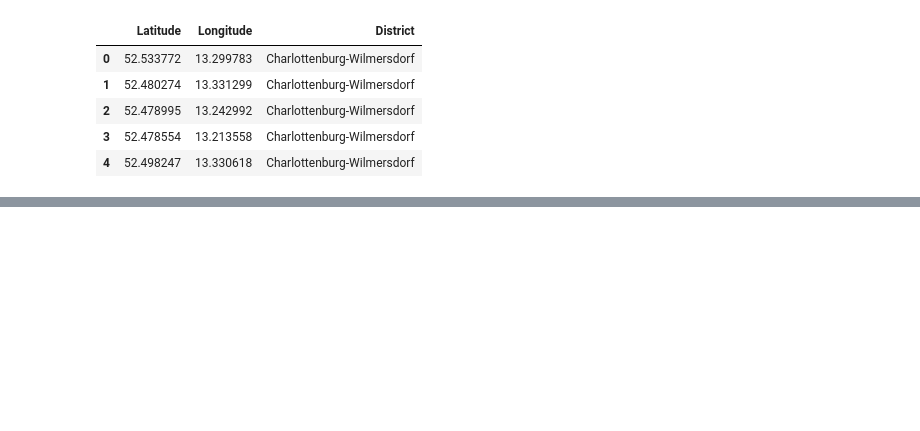
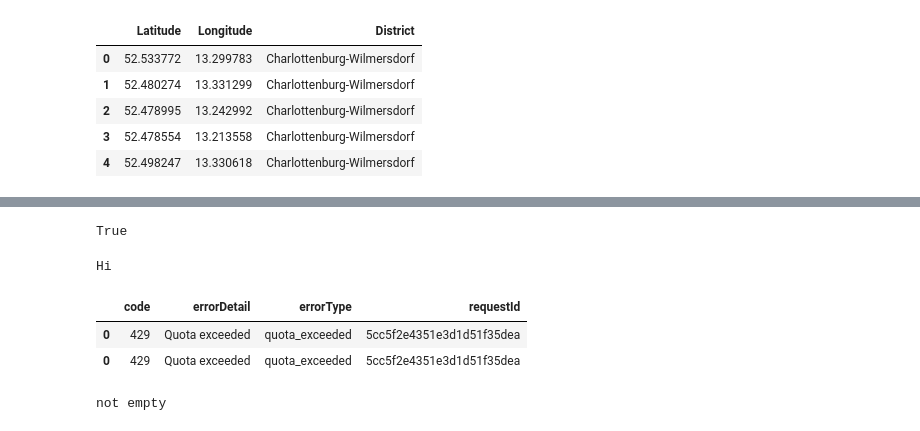
Before and after one commit to TobGerken/ADS_CS, a Jupyter notebook: Capstone_PulseOfBerlin.ipynb, the cells around one changed output, grey strips where cells are left out. Drawn from its saved outputs; the diff is of its cells as text; code cells hidden in the pictures; blank space fills up the shorter version.

```diff
--- a/Capstone_PulseOfBerlin.ipynb
+++ b/Capstone_PulseOfBerlin.ipynb
@@ -141,6 +144,10 @@ for y in YY:
         Lons.append(lon)
 # %%
 df_points = pd.DataFrame(columns = ['Latitude','Longitude', 'District'])
+
+#with open(berlin_json)
+with open(berlin_json, encoding = 'utf-8') as json_file:
+    js = json.load(json_file)
 
 map_berlin = folium.Map(location=[52.5200, 13.4050], zoom_start=10)
 folium.GeoJson(
@@ -172,4 +179,5 @@ for lon, lat in zip(Lons ,Lats):
 
 
 map_berlin
+map_berlin.save('index.html')
 # %% [output]
@@ -187,0 +219,6 @@ df_points.head()
+# %%
+KEY= pd.read_csv('Foursquare_Key.csv')
+VERSION = '20180605'
+CLIENT_ID = KEY.iloc[0,0]
+CLIENT_SECRET = KEY.iloc[0,1]
+CLIENT_ID
@@ -187,0 +282,26 @@ df_points.head()
+# %%
+len(results['response']['venues']) == 0
+# %% [output]
+True
+# %%
+#a = pd.DataFrame()
+if a.empty:
+    a = json_normalize(results['meta'])
+else:
+    print('Hi')
+    b = json_normalize(results['meta'])
+    a = pd.concat([a, b])
+
+a
+# %% [output]
+Hi
+|  | code | errorDetail | errorType | requestId |
+| 0 | 429 | Quota exceeded | quota_exceeded | 5cc5f2e4351e3d1d51f35dea |
+| 0 | 429 | Quota exceeded | quota_exceeded | 5cc5f2e4351e3d1d51f35dea |
+# %%
+if not results['response']:
+    print('not empty')
+else:
+    print('empty')
+# %% [output]
+not empty
```
Also changed, not shown: parts of 8 cells of this notebook.
